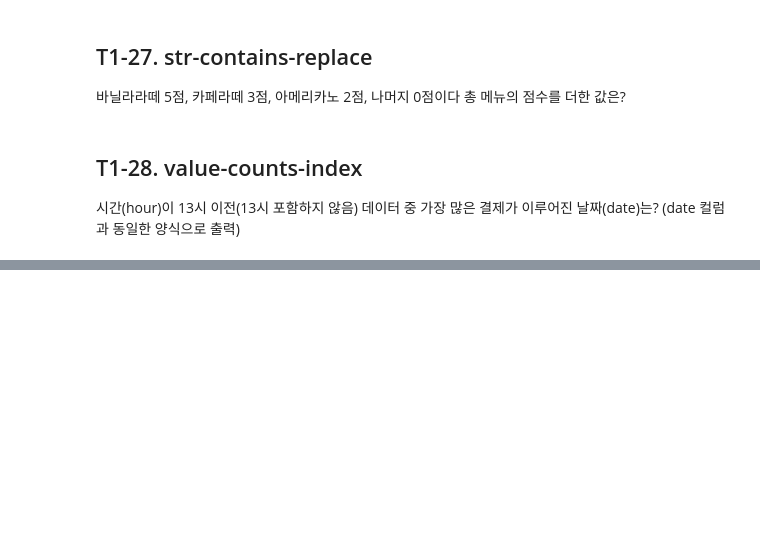
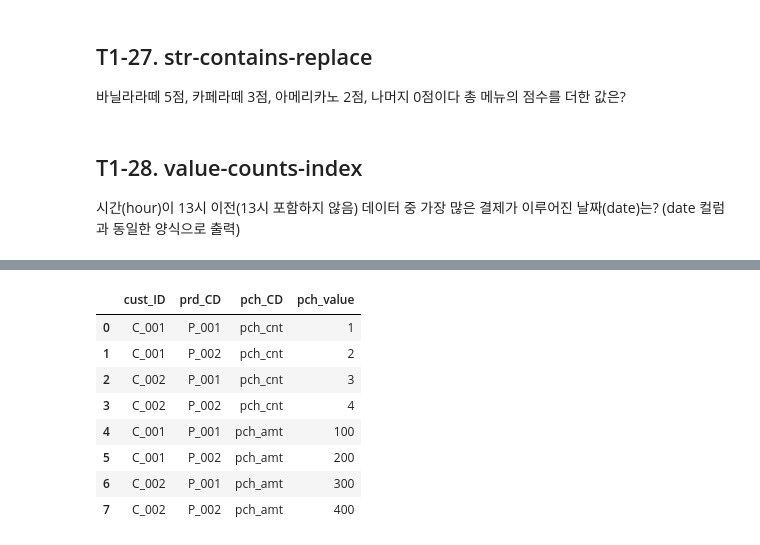
Before and after one commit to sttmy/TIL, a Jupyter notebook: AFTER TYPE1.ipynb, the cells around one changed output, grey strips where cells are left out. Cells and saved outputs as stored; diff of their text form; code cells hidden in the pictures; blank space fills up the shorter version.

```diff
--- a/AFTER TYPE1.ipynb
+++ b/AFTER TYPE1.ipynb
@@ -677,0 +872,14 @@ df.menu.map(m).fillna(0).sum()
+# %%
+# variable, value 이름 부여
+data_melt = pd.melt(data, id_vars = ['cust_ID','prd_CD'], var_name = 'pch_CD', value_name = 'pch_value')
+data_melt
+# %% [output]
+|  | cust_ID | prd_CD | pch_CD | pch_value |
+| 0 | C_001 | P_001 | pch_cnt | 1 |
+| 1 | C_001 | P_002 | pch_cnt | 2 |
+| 2 | C_002 | P_001 | pch_cnt | 3 |
+| 3 | C_002 | P_002 | pch_cnt | 4 |
+| 4 | C_001 | P_001 | pch_amt | 100 |
+| 5 | C_001 | P_002 | pch_amt | 200 |
+| 6 | C_002 | P_001 | pch_amt | 300 |
+| 7 | C_002 | P_002 | pch_amt | 400 |
```
Also changed, not shown: parts of 35 cells of this notebook, 3 other files.
